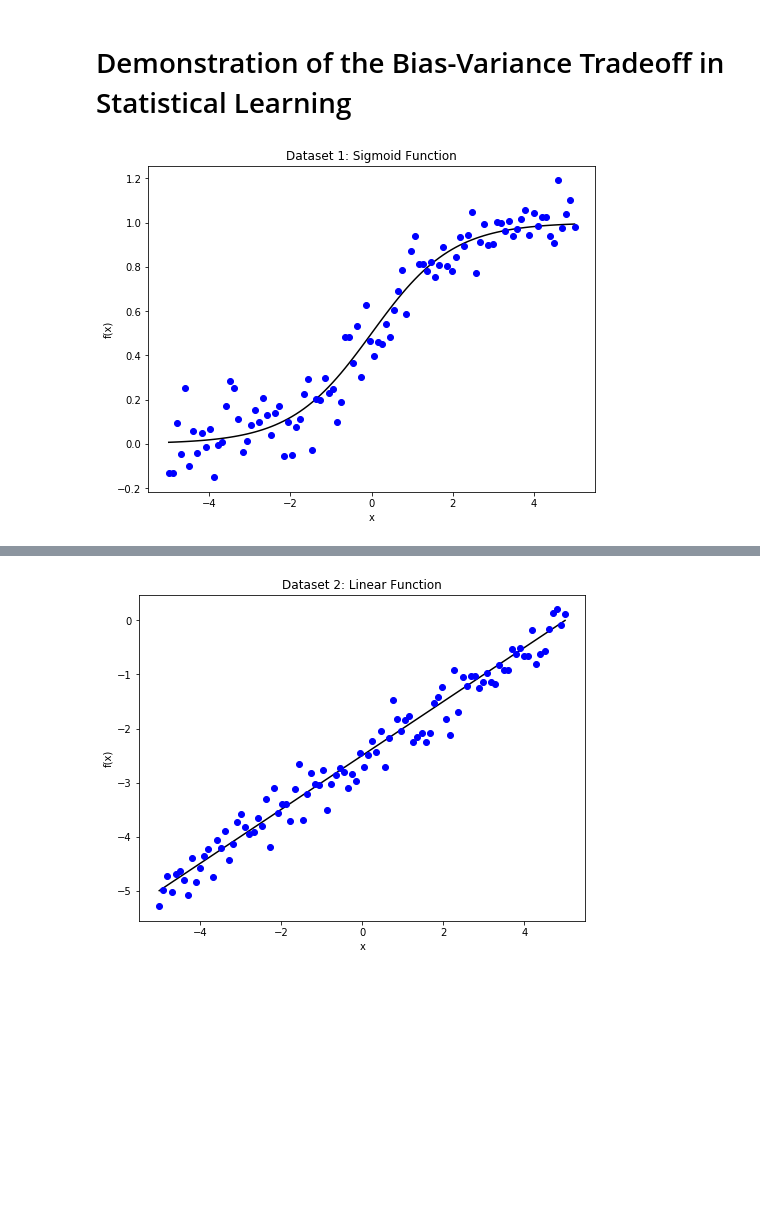
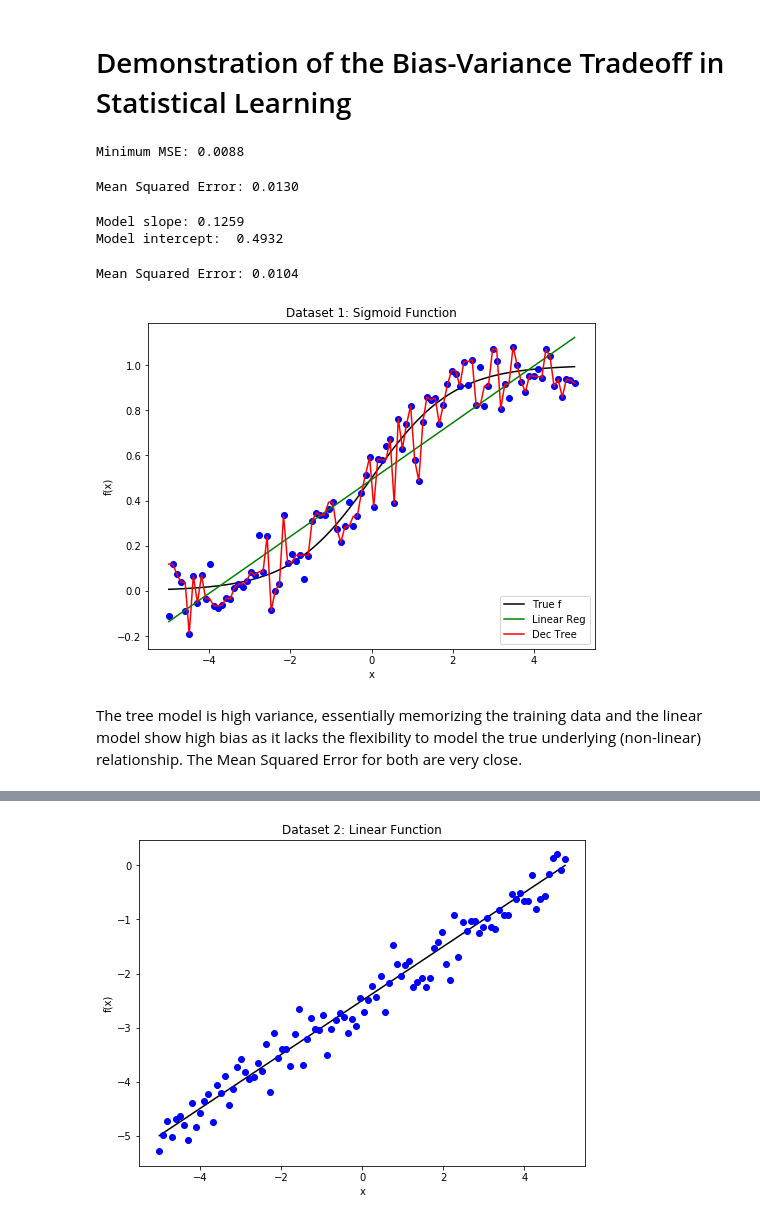
Before and after one commit to HKuz/MachineLearningPractice, a Jupyter notebook: BiasVarDemo/Bias-VarianceTradeoffDemo.ipynb, the cells around one changed output, grey strips where cells are left out. Cells and saved outputs as stored; diff of their text form; code cells hidden in the pictures; blank space fills up the shorter version.

Commit message:
feat: add analysis for multiple polynomial models

```diff
--- a/BiasVarDemo/Bias-VarianceTradeoffDemo.ipynb
+++ b/BiasVarDemo/Bias-VarianceTradeoffDemo.ipynb
@@ -15,13 +20,55 @@ true_1 = np.array(list(map(lambda x: 1 / (1 + np.exp(-x)), x_1)))
 resid_1 = np.random.normal(0, 0.1, n)
 
 data_1 = true_1 + resid_1
+epsilon_1 = mean_squared_error(true_1, data_1)
+print('Minimum MSE: {0:.4f}'.format(epsilon_1))
+# %% [output]
+Minimum MSE: 0.0088
+# %%
+# Split data into train and test sets
+X_sig_train, X_sig_test, y_sig_train, y_sig_test = train_test_split(x_1, data_1,
+                                                                    test_size=0.2,
+                                                                    random_state=42)
+X_sig_train = X_sig_train.reshape(-1, 1)
+X_sig_test = X_sig_test.reshape(-1, 1)
+# %%
+# Fit a linear regression model
+lin_reg_sig = LinearRegression()
+lin_reg_sig.fit(X_sig_train, y_sig_train)
+
+lin_sig_preds = lin_reg_sig.predict(X_sig_test)
+print('Mean Squared Error: {0:.4f}'.format(mean_squared_error(y_sig_test, lin_sig_preds)))
+# %% [output]
+Mean Squared Error: 0.0130
+# %%
+slope = lin_reg_sig.coef_[0]
+intercept = lin_reg_sig.intercept_
+
+print('Model slope: {0:.4f}\nModel intercept: {1: .4f}'.format(slope, intercept))
+# %% [output]
+Model slope: 0.1259
+Model intercept:  0.4932
+# %%
+# Fit a decision tree model
+tree_sig = DecisionTreeRegressor()
+tree_sig.fit(X_sig_train, y_sig_train)
+
+tree_sig_preds = tree_sig.predict(X_sig_test)
+print('Mean Squared Error: {0:.4f}'.format(mean_squared_error(y_sig_test, tree_sig_preds)))
+# %% [output]
+Mean Squared Error: 0.0104
 # %%
 # Plot the underlying sigmoid function and randomized dataset points
 plt.figure(figsize=(8, 6));
-plt.plot(x_1, true_1, 'k');
-plt.plot(x_1, data_1, 'bo');
+plt.plot(x_1, true_1, 'k-', label='True f');
+plt.plot(x_1, data_1, 'bo', label='');
+plt.plot(x_1, x_1 * slope + intercept, 'g-', label='Linear Reg')
+plt.plot(x_1, tree_sig.predict(x_1.reshape(-1, 1)), 'r-', label='Dec Tree')
 plt.title('Dataset 1: Sigmoid Function');
 plt.xlabel('x');
 plt.ylabel('f(x)');
+plt.legend(loc='lower right');
 # %% [output]
-[figure, old version]
+[figure, new version]
+# %% [markdown]
+The tree model is high variance, essentially memorizing the training data and the linear model show high bias as it lacks the flexibility to model the true underlying (non-linear) relationship. The Mean Squared Error for both are very close.
```
Also changed, not shown: parts of 8 cells of this notebook.
